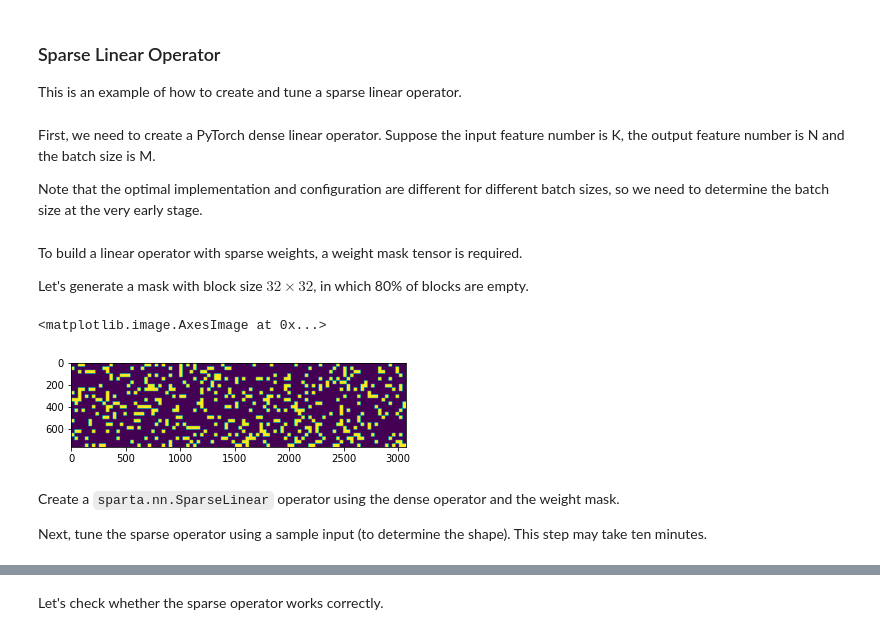
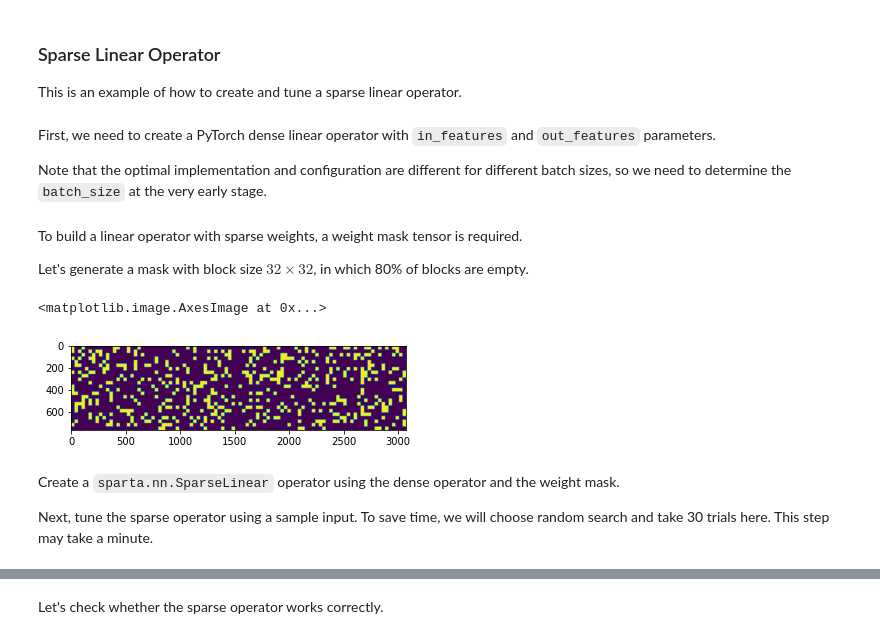
Before and after one commit to microsoft/SparTA, a Jupyter notebook: examples/sparse_linear.ipynb, the cells around one changed output, grey strips where cells are left out. Drawn from its saved outputs; the diff is of its cells as text; code cells hidden in the pictures.

````diff
--- a/examples/sparse_linear.ipynb
+++ b/examples/sparse_linear.ipynb
@@ -3,26 +3,28 @@
 This is an example of how to create and tune a sparse linear operator.
 # %%
 import torch
+import sparta
 import matplotlib.pyplot as plt
-import sparta
+
+device = 'cuda:0'
 # %% [markdown]
-First, we need to create a PyTorch dense linear operator. Suppose the input feature number is K, the output feature number is N and the batch size is M.
+First, we need to create a PyTorch dense linear operator with `in_features` and `out_features` parameters.
 
-Note that the optimal implementation and configuration are different for different batch sizes, so we need to determine the batch size at the very early stage.
+Note that the optimal implementation and configuration are different for different batch sizes, so we need to determine the `batch_size` at the very early stage.
 # %%
-M, K, N = 4096, 3072, 768
-dense_linear = torch.nn.Linear(K, N).cuda()
+batch_size, in_features, out_features = 4096, 3072, 768
+dense_linear = torch.nn.Linear(in_features, out_features, device=device)
 # %% [markdown]
 To build a linear operator with sparse weights, a weight mask tensor is required.
 
 Let's generate a mask with block size $32\times32$, in which 80% of blocks are empty.
 # %%
-weight_mask = sparta.testing.block_mask((N, K), block=(32, 32), sparsity=0.8).cuda()
+weight_mask = sparta.testing.block_mask((out_features, in_features), block=(32, 32), sparsity=0.8, device=device)
 plt.imshow(weight_mask.cpu().numpy())
 # %% [output]
 <matplotlib.image.AxesImage at 0x...>
-[figure, old version]
+[figure, new version]
 # %% [markdown]
 Create a ```sparta.nn.SparseLinear``` operator using the dense operator and the weight mask.
 
-Next, tune the sparse operator using a sample input (to determine the shape). This step may take ten minutes.
+Next, tune the sparse operator using a sample input. To save time, we will choose random search and take 30 trials here. This step may take a minute.
````
Also changed, not shown: parts of 3 cells of this notebook, 10 other files.
